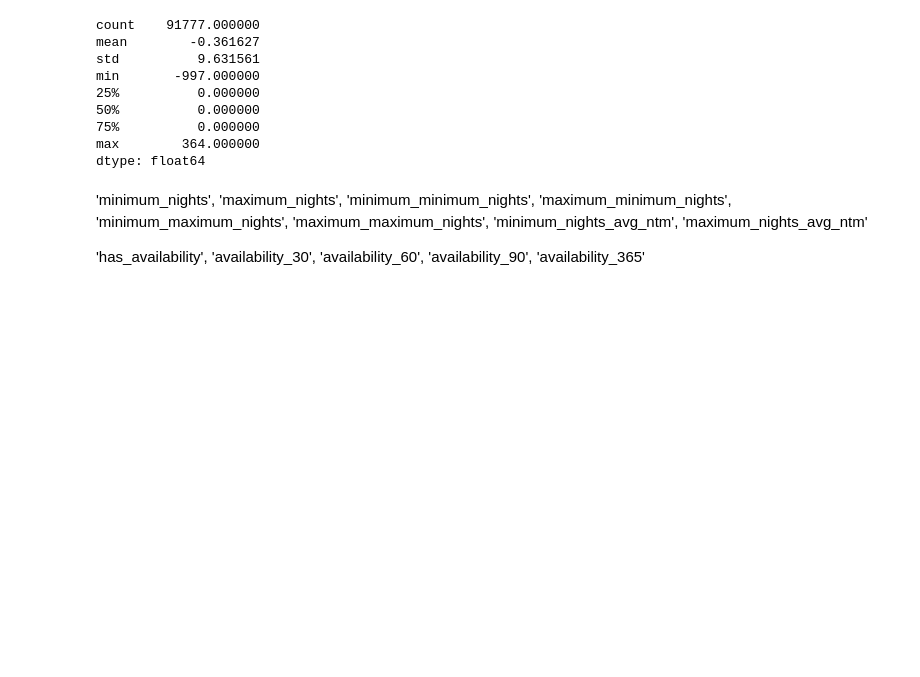
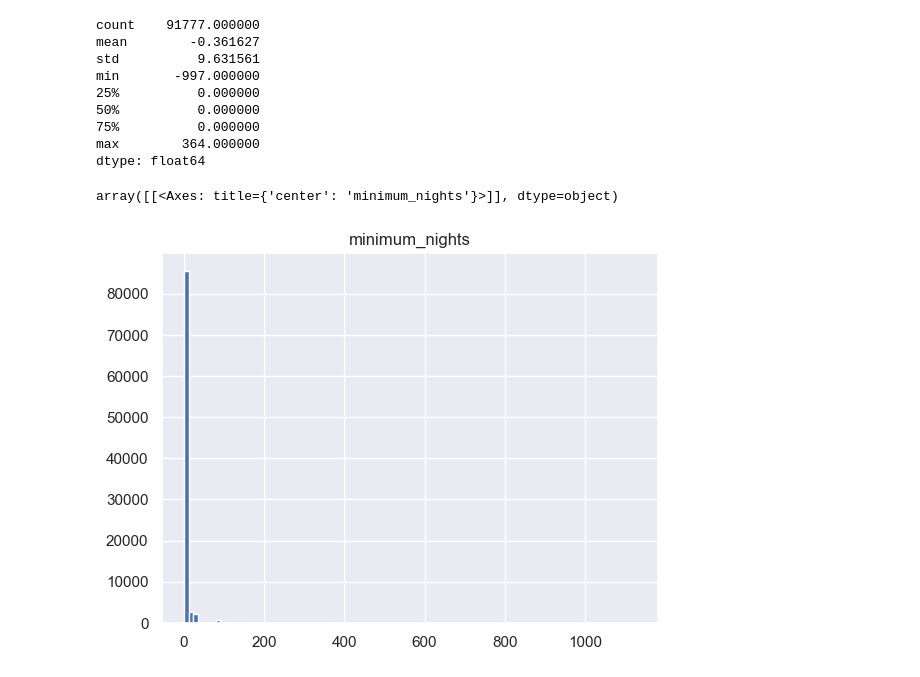
Before and after one commit to 18txm/inside-airbnb-vacancies, a Jupyter notebook: rq2.ipynb, the cells around one changed output. Saved outputs shown, nothing was run; the diff lists cells and outputs as text; code cells hidden in the pictures; blank space fills up the shorter version.

```diff
--- a/rq2.ipynb
+++ b/rq2.ipynb
@@ -117,12 +122,3 @@ min       -997.000000
 75%          0.000000
 max        364.000000
 dtype: float64
-# %% [markdown]
-'minimum_nights', 'maximum_nights', 'minimum_minimum_nights',
-       'maximum_minimum_nights', 'minimum_maximum_nights',
-       'maximum_maximum_nights', 'minimum_nights_avg_ntm',
-       'maximum_nights_avg_ntm'
-
-'has_availability',
-       'availability_30', 'availability_60', 'availability_90',
-       'availability_365'
@@ -128,0 +132,5 @@ dtype: float64
+# %%
+pd.DataFrame.hist(data = sum_listings, column='minimum_nights', bins=100)
+# %% [output]
+array([[<Axes: title={'center': 'minimum_nights'}>]], dtype=object)
+[figure, added]
```
Also changed, not shown: parts of 5 cells of this notebook.
